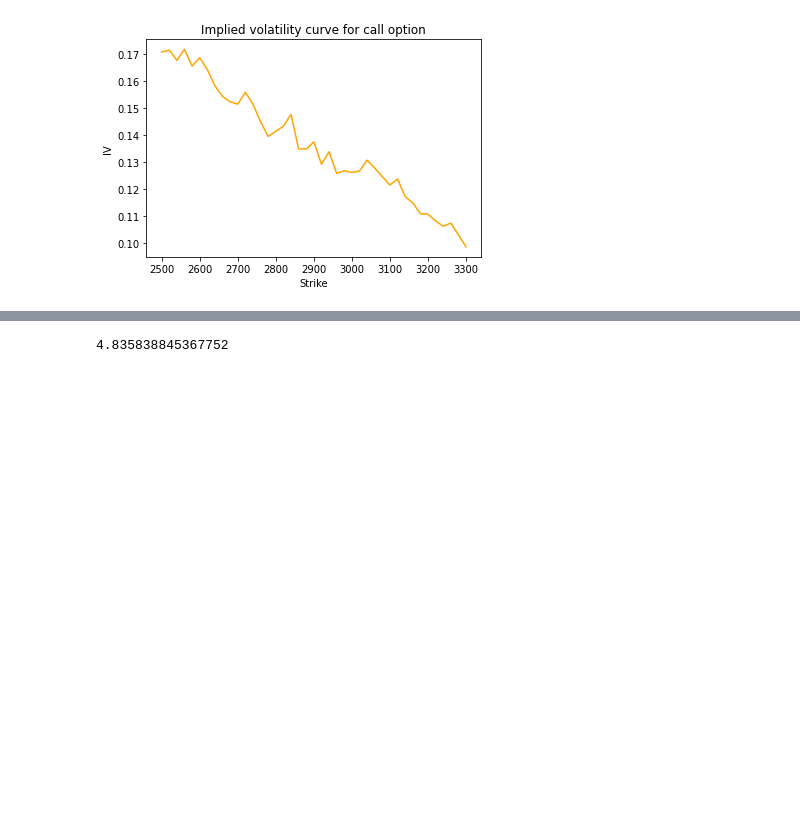
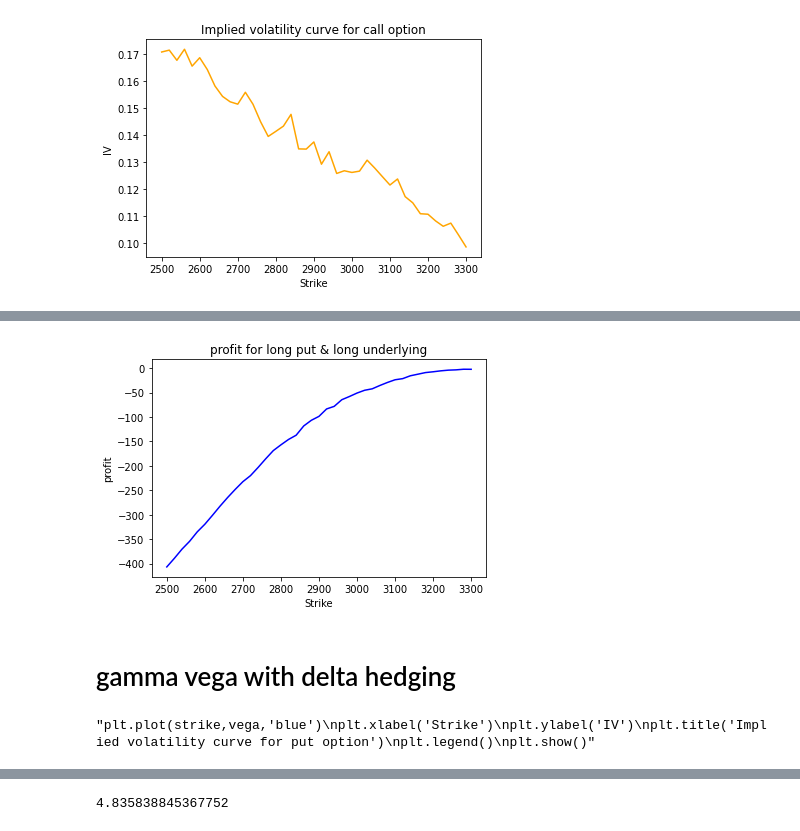
Before and after one commit to gannannavelorange/Project, a Jupyter notebook: src/question2.ipynb, the cells around one changed output, grey strips where cells are left out. Saved outputs shown, nothing was run; the diff lists cells and outputs as text; code cells hidden in the pictures; blank space fills up the shorter version.

```diff
--- a/src/question2.ipynb
+++ b/src/question2.ipynb
@@ -171,0 +204,38 @@ print(arbitrage)
+# %%
+plt.plot(strike,singleput,'blue')
+plt.xlabel('Strike')
+plt.ylabel('profit')
+plt.title('profit for long put & long underlying')
+#plt.legend()
+plt.show()
+# %% [output]
+[figure, added]
+# %% [markdown]
+# gamma vega with delta hedging
+# %%
+deltaC=[]
+gammaC=[]
+theta=[]
+vegaC=[]
+deltaP=[]
+gammaP=[]
+vegaP=[]
+
+for i in range(0,41):
+ deltaC.append(gbs(1,2900,strike[i],0.39285, 0.025, 0,iv[i])[1])
+ gammaC.append(gbs(1,2900,strike[i],0.39285, 0.025, 0,iv[i])[2])
+ vegaC.append(gbs(1,2900,strike[i],0.39285, 0.025, 0,iv[i])[4])
+ deltaP.append(gbs(0,2900,strike[i],0.39285, 0.025, 0,ivp[i])[1])
+ gammaP.append(gbs(0,2900,strike[i],0.39285, 0.025, 0,ivp[i])[2])
+ vegaP.append(gbs(0,2900,strike[i],0.39285, 0.025, 0,ivp[i])[4])
+
+#plt.plot(strike,deltaC,'blue')
+#plt.plot(strike,gamma,'blue')
+'''plt.plot(strike,vega,'blue')
+plt.xlabel('Strike')
+plt.ylabel('IV')
+plt.title('Implied volatility curve for put option')
+plt.legend()
+plt.show()'''
+# %% [output]
+"plt.plot(strike,vega,'blue')\nplt.xlabel('Strike')\nplt.ylabel('IV')\nplt.title('Implied volatility curve for put option')\nplt.legend()\nplt.show()"
```
Also changed, not shown: parts of 20 cells of this notebook.
